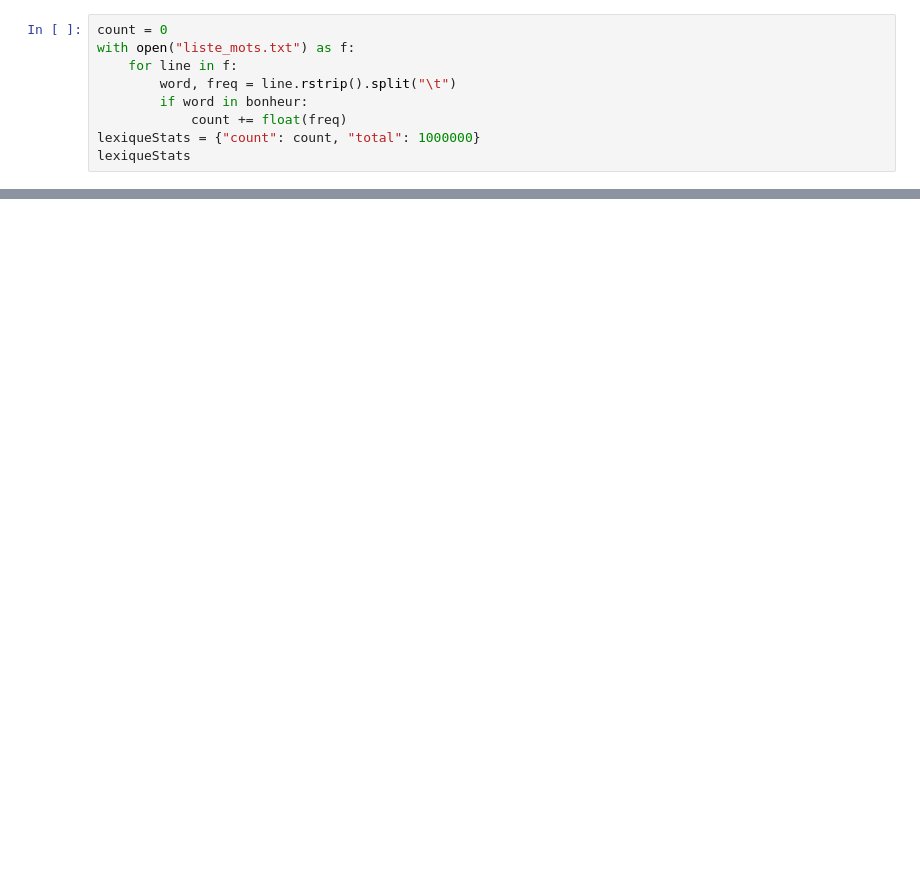
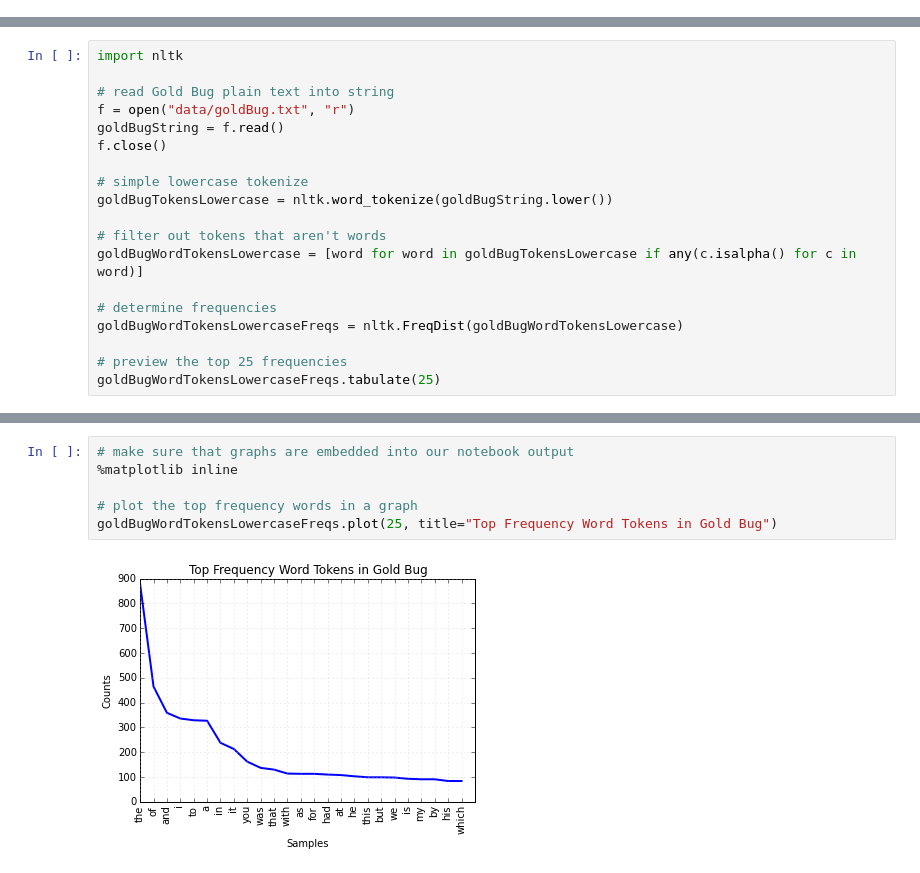
Before and after one commit to sgsinclair/epistemologica, a Jupyter notebook: Mendenhall-CharacteristicCurve.ipynb, the cells around one changed output, grey strips where cells are left out. Cells and saved outputs as stored; diff of their text form; blank space fills up the shorter version.

```diff
--- a/Mendenhall-CharacteristicCurve.ipynb
+++ b/Mendenhall-CharacteristicCurve.ipynb
@@ -7,9 +0,0 @@ bonheur = bonheur + [word+"s" for word in bonheur]
-# %%
-count = 0
-with open("liste_mots.txt") as f:
-    for line in f:
-        word, freq = line.rstrip().split("\t")
-        if word in bonheur:
-            count += float(freq)
-lexiqueStats = {"count": count, "total": 1000000}
-lexiqueStats
@@ -46,0 +58,19 @@ pd.DataFrame([[immoralisteStats["count"],lexiquePredicted,str(int(difference))+"
+# %%
+import nltk
+
+# read Gold Bug plain text into string
+f = open("data/goldBug.txt", "r")
+goldBugString = f.read()
+f.close()
+
+# simple lowercase tokenize
+goldBugTokensLowercase = nltk.word_tokenize(goldBugString.lower())
+
+# filter out tokens that aren't words
+goldBugWordTokensLowercase = [word for word in goldBugTokensLowercase if any(c.isalpha() for c in word)]
+
+# determine frequencies
+goldBugWordTokensLowercaseFreqs = nltk.FreqDist(goldBugWordTokensLowercase)
+
+# preview the top 25 frequencies
+goldBugWordTokensLowercaseFreqs.tabulate(25)
@@ -46,0 +84,8 @@ pd.DataFrame([[immoralisteStats["count"],lexiquePredicted,str(int(difference))+"
+# %%
+# make sure that graphs are embedded into our notebook output
+%matplotlib inline
+
+# plot the top frequency words in a graph
+goldBugWordTokensLowercaseFreqs.plot(25, title="Top Frequency Word Tokens in Gold Bug")
+# %% [output]
+[figure, added]
```
Also changed, not shown: parts of 37 cells of this notebook, 7 other files.
